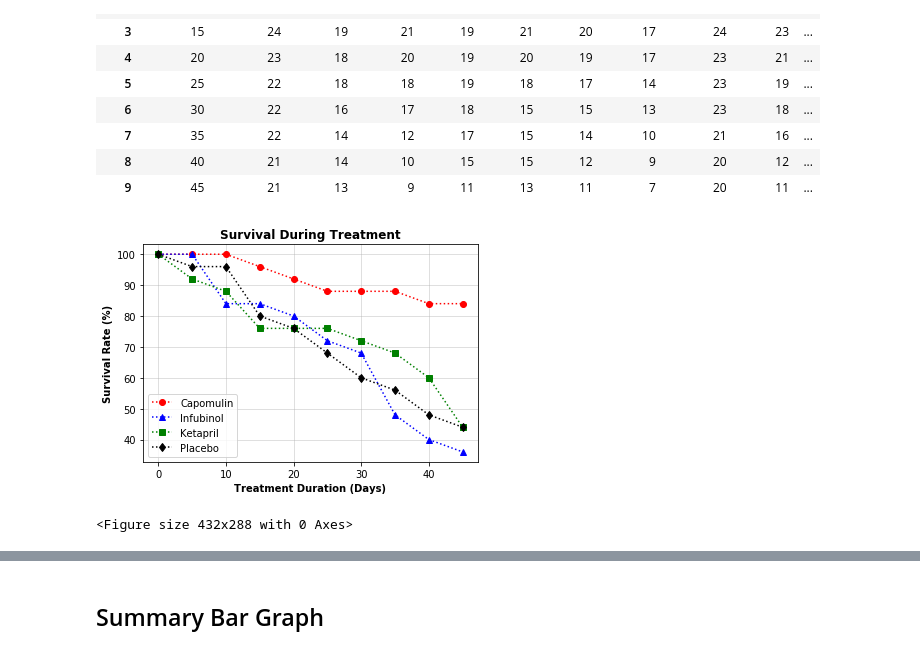
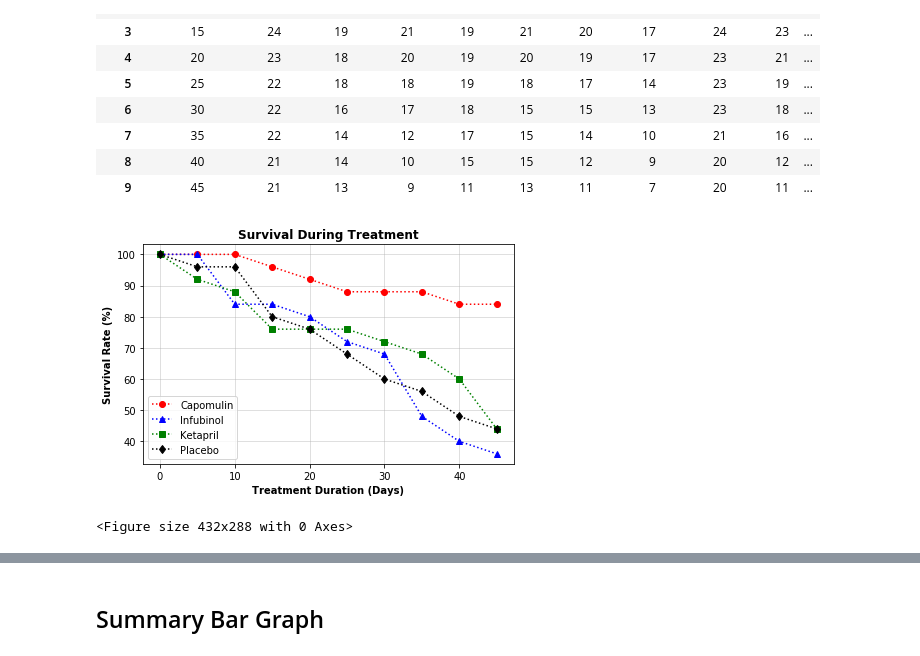
Before and after one commit to Yashwinie/bootcampspot-homework, a Jupyter notebook: mathplotlib-challenge/Pymaceuticals/Pymaceuticals_YSS.ipynb, the cells around one changed output, grey strips where cells are left out. Saved outputs shown, nothing was run; the diff lists cells and outputs as text; code cells hidden in the pictures.

```diff
--- a/mathplotlib-challenge/Pymaceuticals/Pymaceuticals_YSS.ipynb
+++ b/mathplotlib-challenge/Pymaceuticals/Pymaceuticals_YSS.ipynb
@@ -276,33 +276,34 @@ Placebo_percent = ((final_micecount['Placebo'].values)/25)*100
 # %%
 # Generate the Plot (Accounting for percentages)
 
 x = final_micecount['Timepoint']
 
 y1 = Capomulin_percent
 y2 = Infubinol_percent
 y3 = Ketapril_percent
 y4 = Placebo_percent
 
 plt.errorbar(x, y1, color='red', label='Capomulin', marker='o', linestyle=":")
 plt.errorbar (x, y2, color='blue', label='Infubinol', marker='^', linestyle=":")
 plt.errorbar(x, y3, color='green', label='Ketapril', marker='s', linestyle=":")
 plt.errorbar(x, y4, color='black', label='Placebo', marker='d', linestyle=":")
 
 plt.grid(linestyle='-', alpha=0.5)
 
 plt.legend(loc="best")
 
 plt.title("Survival During Treatment", fontweight='bold')
 plt.xlabel("Treatment Duration (Days)", fontweight='bold')
 plt.ylabel("Survival Rate (%)", fontweight='bold')
 
 # Show the Figure
+plt.tight_layout()
 plt.show()
 
 # Save the Figure
 plt.savefig("../Images/survivalrate.png")
 # %% [output]
-[figure, old version]
+[figure, new version]
 <Figure size 432x288 with 0 Axes>
 # %% [markdown]
 ![Metastatic Spread During Treatment](../Images/survival.png)
```
Also changed, not shown: parts of 1 cell of this notebook, 1 other file.
